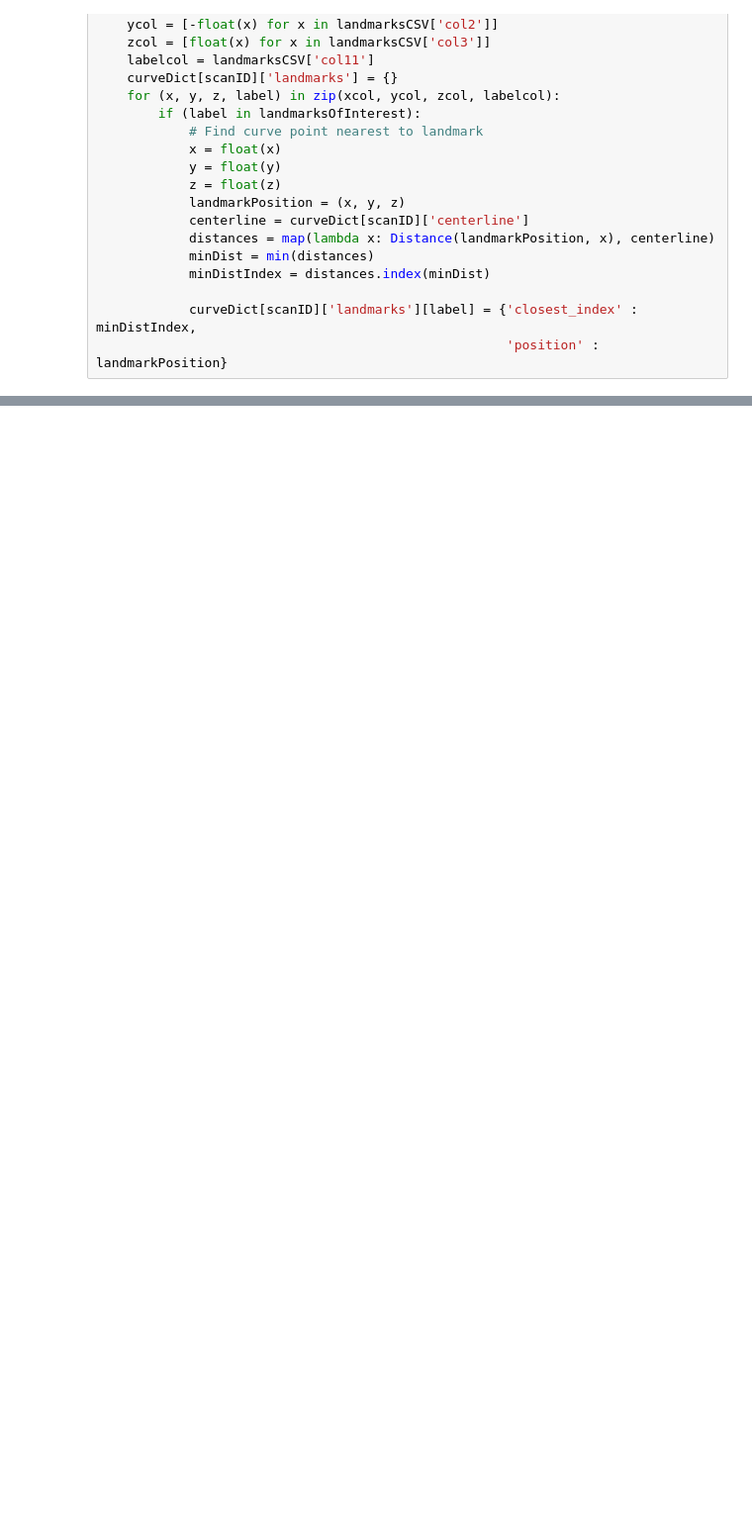
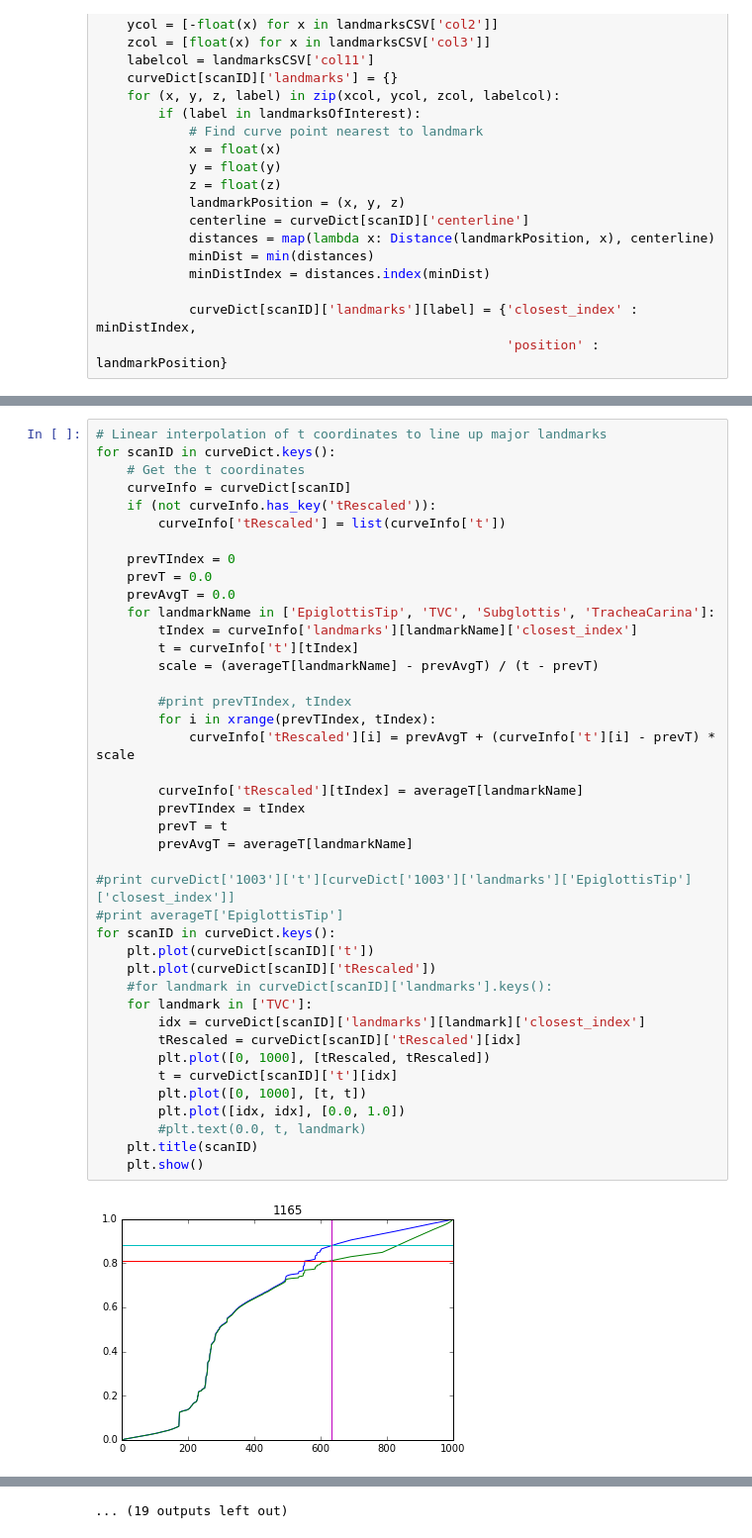
Before and after one commit to KitwareMedical/AtlasBuilder, a Jupyter notebook: Examples/Notebooks/RawAirwayData.ipynb, the cells around one changed output, grey strips where cells are left out. Shown at 99% size. Saved outputs shown, nothing was run; the diff lists cells and outputs as text; blank space fills up the shorter version.

```diff
--- a/Examples/Notebooks/RawAirwayData.ipynb
+++ b/Examples/Notebooks/RawAirwayData.ipynb
@@ -181,0 +194,43 @@ curveDict['1192']['cross_sectional_area'][-1]
+# %%
+# Linear interpolation of t coordinates to line up major landmarks
+for scanID in curveDict.keys():
+    # Get the t coordinates
+    curveInfo = curveDict[scanID]
+    if (not curveInfo.has_key('tRescaled')):
+        curveInfo['tRescaled'] = list(curveInfo['t'])
+
+    prevTIndex = 0
+    prevT = 0.0
+    prevAvgT = 0.0
+    for landmarkName in ['EpiglottisTip', 'TVC', 'Subglottis', 'TracheaCarina']:
+        tIndex = curveInfo['landmarks'][landmarkName]['closest_index']
+        t = curveInfo['t'][tIndex]
+        scale = (averageT[landmarkName] - prevAvgT) / (t - prevT)
+
+        #print prevTIndex, tIndex
+        for i in xrange(prevTIndex, tIndex):
+            curveInfo['tRescaled'][i] = prevAvgT + (curveInfo['t'][i] - prevT) * scale
+
+        curveInfo['tRescaled'][tIndex] = averageT[landmarkName]
+        prevTIndex = tIndex
+        prevT = t
+        prevAvgT = averageT[landmarkName]
+
+#print curveDict['1003']['t'][curveDict['1003']['landmarks']['EpiglottisTip']['closest_index']]
+#print averageT['EpiglottisTip']
+for scanID in curveDict.keys():
+    plt.plot(curveDict[scanID]['t'])
+    plt.plot(curveDict[scanID]['tRescaled'])
+    #for landmark in curveDict[scanID]['landmarks'].keys():
+    for landmark in ['TVC']:
+        idx = curveDict[scanID]['landmarks'][landmark]['closest_index']
+        tRescaled = curveDict[scanID]['tRescaled'][idx]
+        plt.plot([0, 1000], [tRescaled, tRescaled])
+        t = curveDict[scanID]['t'][idx]
+        plt.plot([0, 1000], [t, t])
+        plt.plot([idx, idx], [0.0, 1.0])
+        #plt.text(0.0, t, landmark)
+    plt.title(scanID)
+    plt.show()
+# %% [output]
+[figure, added]
@@ -181,0 +248 @@ curveDict['1192']['cross_sectional_area'][-1]
+... (19 outputs left out)
```
Also changed, not shown: parts of 6 cells of this notebook.
